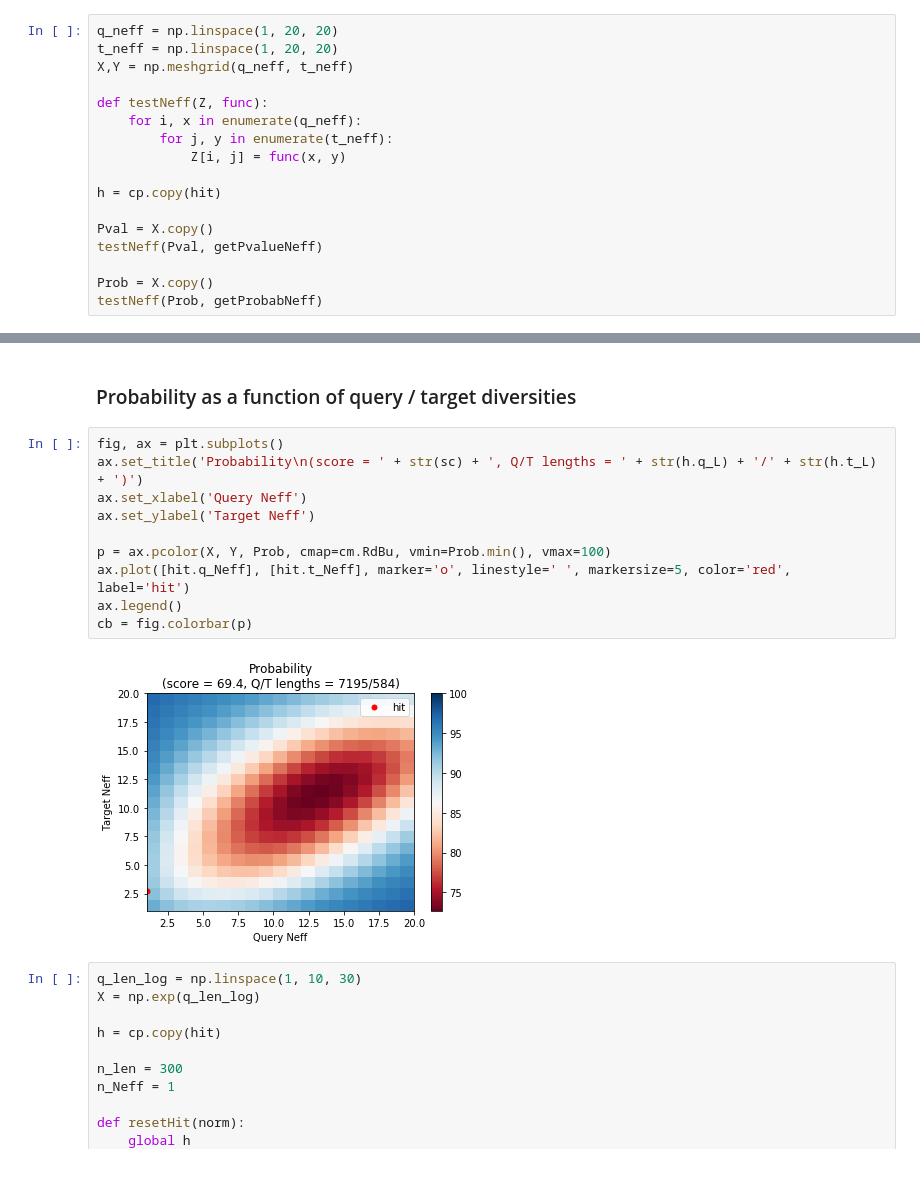
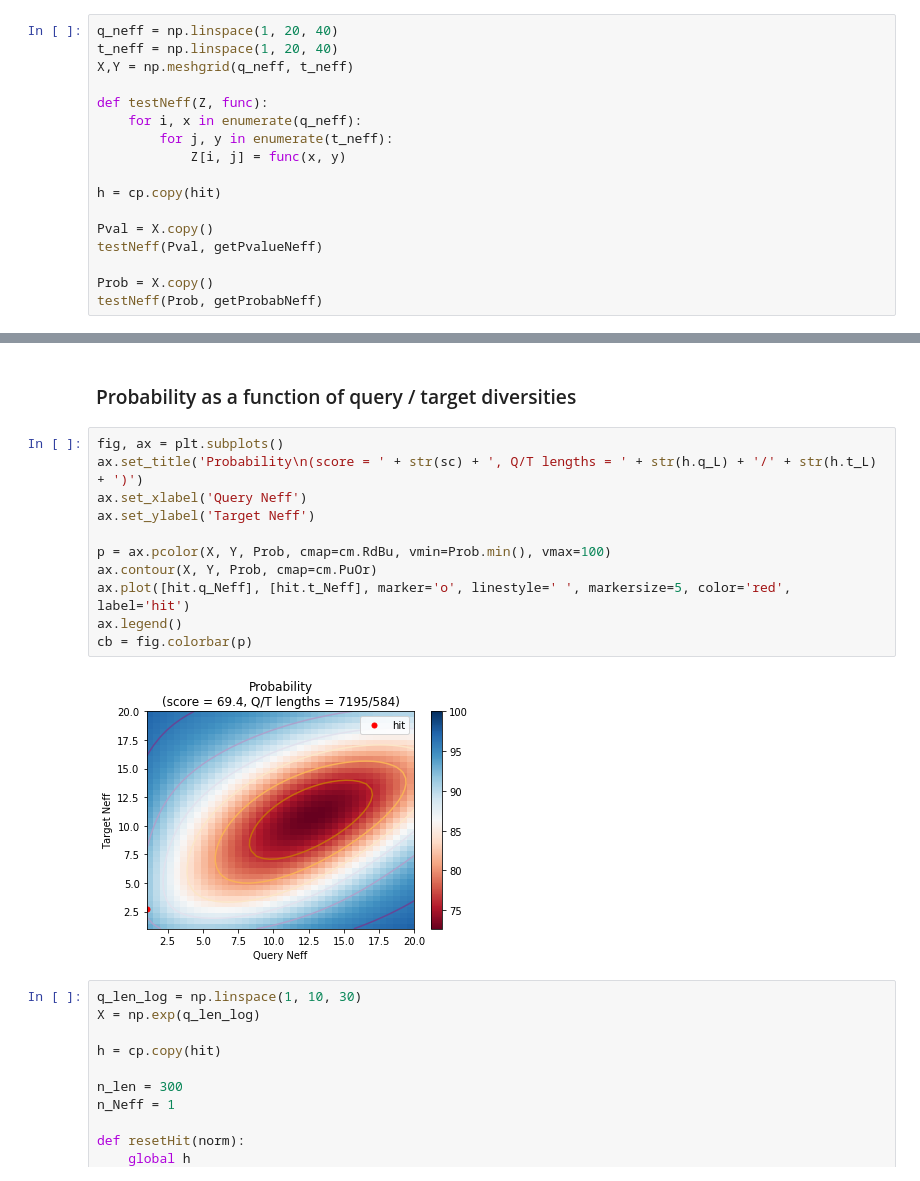
Before and after one commit to Gorbalenya-Lab/hh-suite-notebooks, a Jupyter notebook: test_score.ipynb, the cells around one changed output, grey strips where cells are left out. Cells and saved outputs as stored; diff of their text form.

```diff
--- a/test_score.ipynb
+++ b/test_score.ipynb
@@ -230,6 +231,6 @@ cb = fig.colorbar(p)
 # %%
-q_neff = np.linspace(1, 20, 20)
-t_neff = np.linspace(1, 20, 20)
+q_neff = np.linspace(1, 20, 40)
+t_neff = np.linspace(1, 20, 40)
 X,Y = np.meshgrid(q_neff, t_neff)
 
 def testNeff(Z, func):
@@ -263,15 +265,16 @@ cb = fig.colorbar(p)
 # %%
 fig, ax = plt.subplots()
 ax.set_title('Probability\n(score = ' + str(sc) + ', Q/T lengths = ' + str(h.q_L) + '/' + str(h.t_L) + ')')
 ax.set_xlabel('Query Neff')
 ax.set_ylabel('Target Neff')
 
 p = ax.pcolor(X, Y, Prob, cmap=cm.RdBu, vmin=Prob.min(), vmax=100)
+ax.contour(X, Y, Prob, cmap=cm.PuOr)
 ax.plot([hit.q_Neff], [hit.t_Neff], marker='o', linestyle=' ', markersize=5, color='red', label='hit')
 ax.legend()
 cb = fig.colorbar(p)
 # %% [output]
-[figure, old version]
+[figure, new version]
 # %%
 q_len_log = np.linspace(1, 10, 30)
 X = np.exp(q_len_log)
```
Also changed, not shown: parts of 3 cells of this notebook.
